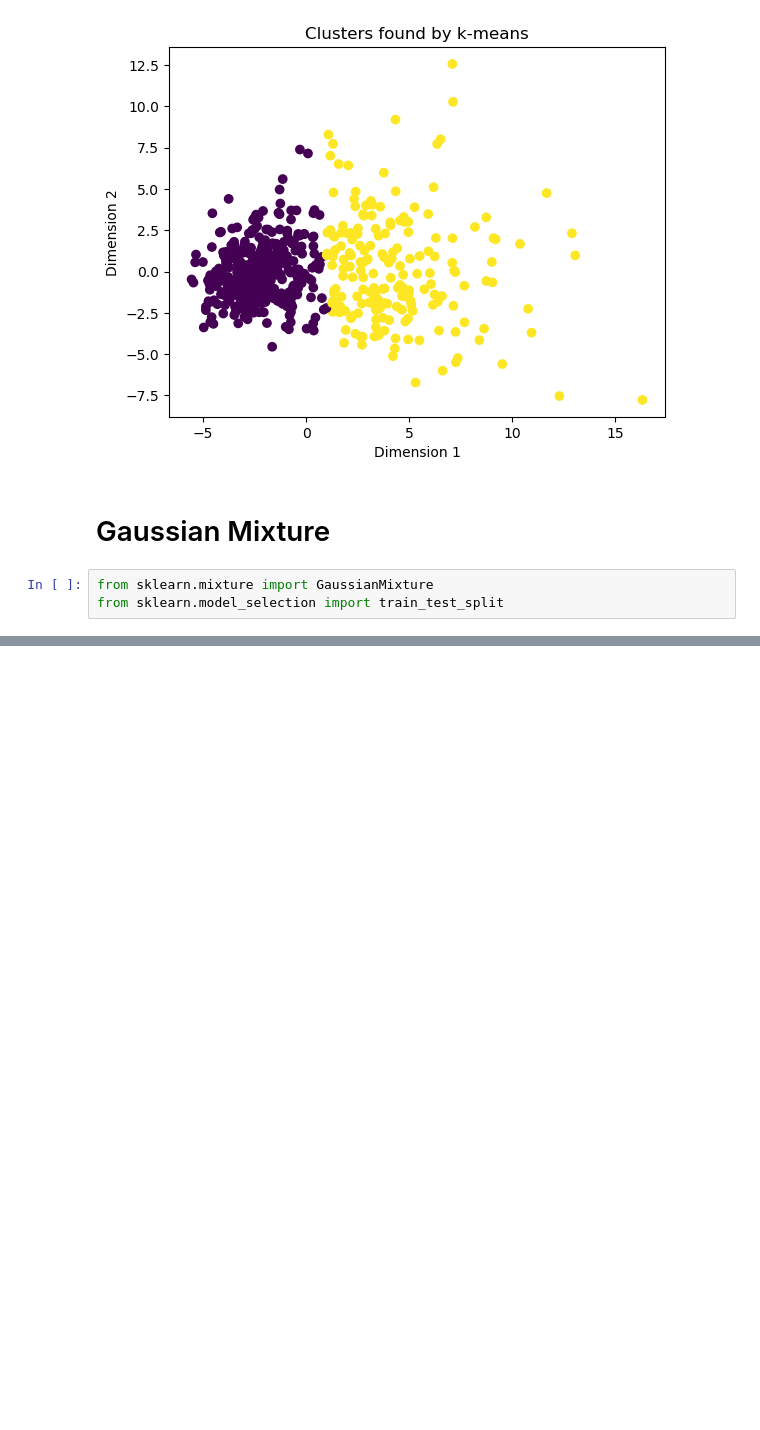
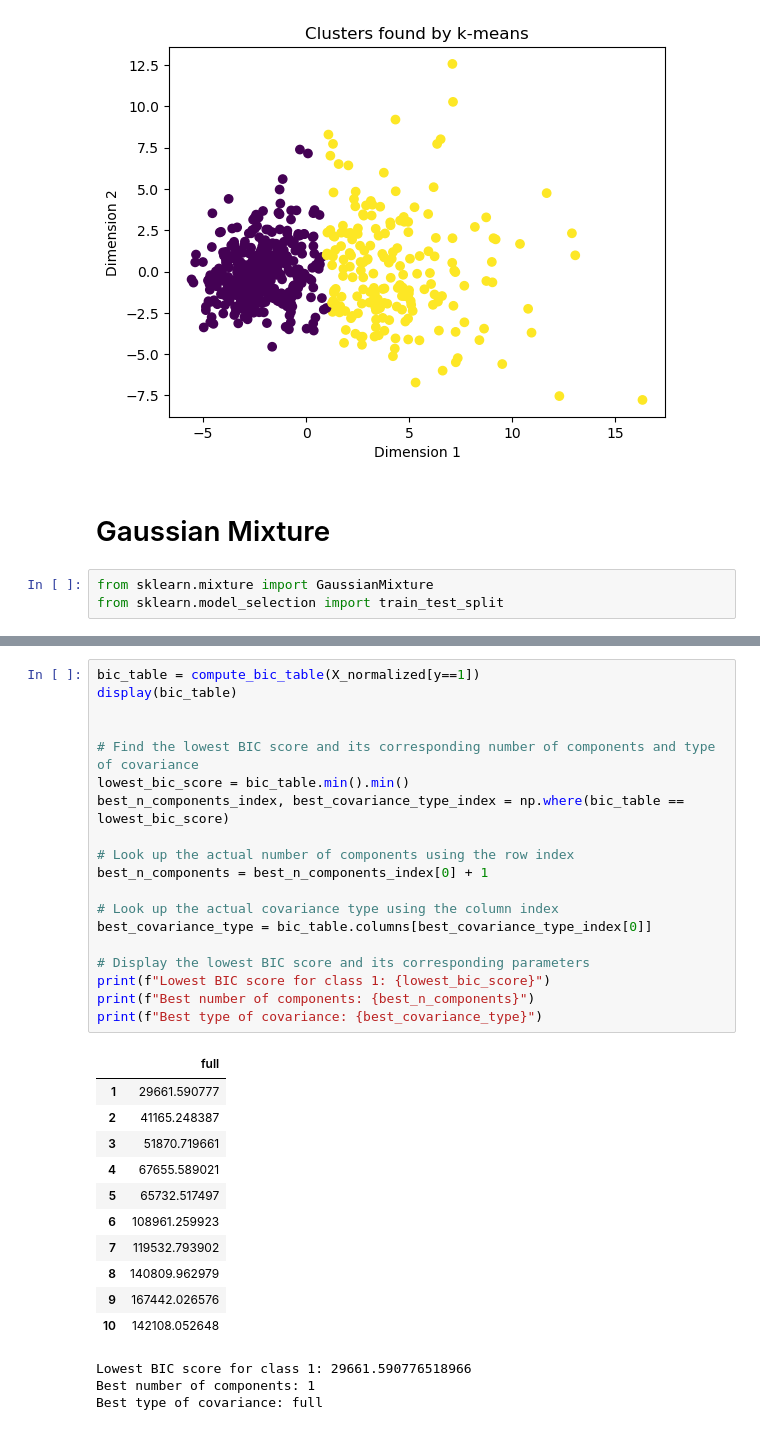
Before and after one commit to CursosLic-PabloAlvarado/tarea-6-t6-brayain, a Jupyter notebook: cancer.ipynb, the cells around one changed output, grey strips where cells are left out. Drawn from its saved outputs; the diff is of its cells as text; blank space fills up the shorter version.

```diff
--- a/cancer.ipynb
+++ b/cancer.ipynb
@@ -326,3 +383,37 @@ from sklearn.model_selection import train_test_split
+# %%
+bic_table = compute_bic_table(X_normalized[y==1])
+display(bic_table)
+
+
+# Find the lowest BIC score and its corresponding number of components and type of covariance
+lowest_bic_score = bic_table.min().min()
+best_n_components_index, best_covariance_type_index = np.where(bic_table == lowest_bic_score)
+
+# Look up the actual number of components using the row index
+best_n_components = best_n_components_index[0] + 1
+
+# Look up the actual covariance type using the column index
+best_covariance_type = bic_table.columns[best_covariance_type_index[0]]
+
+# Display the lowest BIC score and its corresponding parameters
+print(f"Lowest BIC score for class 1: {lowest_bic_score}")
+print(f"Best number of components: {best_n_components}")
+print(f"Best type of covariance: {best_covariance_type}")
+# %% [output]
+|  | full |
+| 1 | 29661.590777 |
+| 2 | 41165.248387 |
+| 3 | 51870.719661 |
+| 4 | 67655.589021 |
+| 5 | 65732.517497 |
+| 6 | 108961.259923 |
+| 7 | 119532.793902 |
+| 8 | 140809.962979 |
+| 9 | 167442.026576 |
+| 10 | 142108.052648 |
+Lowest BIC score for class 1: 29661.590776518966
+Best number of components: 1
+Best type of covariance: full
 # %%
 # Assuming you have X_normalized as input data and y as output labels
 n_features = X_normalized.shape[1]
```
Also changed, not shown: parts of 11 cells of this notebook, 1 other file.
